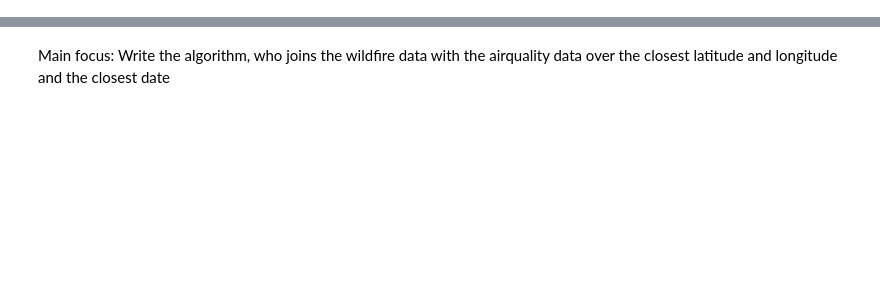
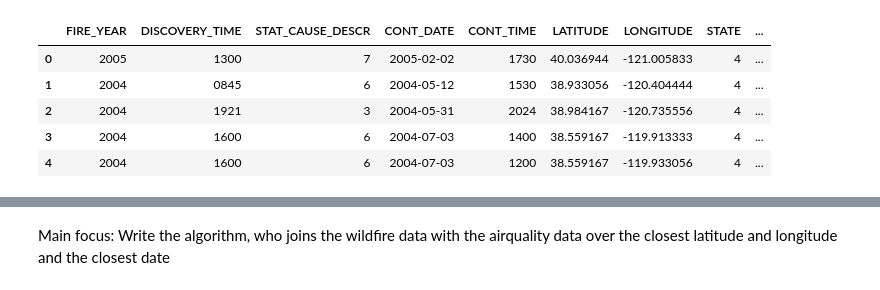
Before and after one commit to NVI/SmoGYEye, a Jupyter notebook: main.ipynb, the cells around one changed output, grey strips where cells are left out. Cells and saved outputs as stored; diff of their text form; code cells hidden in the pictures; blank space fills up the shorter version.

```diff
--- a/main.ipynb
+++ b/main.ipynb
@@ -107,3 +189,12 @@ model.fit(x_train,y_train,epochs=10,validation_data=(np.array(x_test),np.array(y
 model.evaluate(x_test,y_test)
 # %%
 a=model.predict(x_test)
+# %%
+df.head()
+# %% [output]
+|  | FIRE_YEAR | DISCOVERY_TIME | STAT_CAUSE_DESCR | CONT_DATE | CONT_TIME | LATITUDE | LONGITUDE | STATE | ... |
+| 0 | 2005 | 1300 | 7 | 2005-02-02 | 1730 | 40.036944 | -121.005833 | 4 | ... |
+| 1 | 2004 | 0845 | 6 | 2004-05-12 | 1530 | 38.933056 | -120.404444 | 4 | ... |
+| 2 | 2004 | 1921 | 3 | 2004-05-31 | 2024 | 38.984167 | -120.735556 | 4 | ... |
+| 3 | 2004 | 1600 | 6 | 2004-07-03 | 1400 | 38.559167 | -119.913333 | 4 | ... |
+| 4 | 2004 | 1600 | 6 | 2004-07-03 | 1200 | 38.559167 | -119.933056 | 4 | ... |
```
Also changed, not shown: parts of 10 cells of this notebook.
